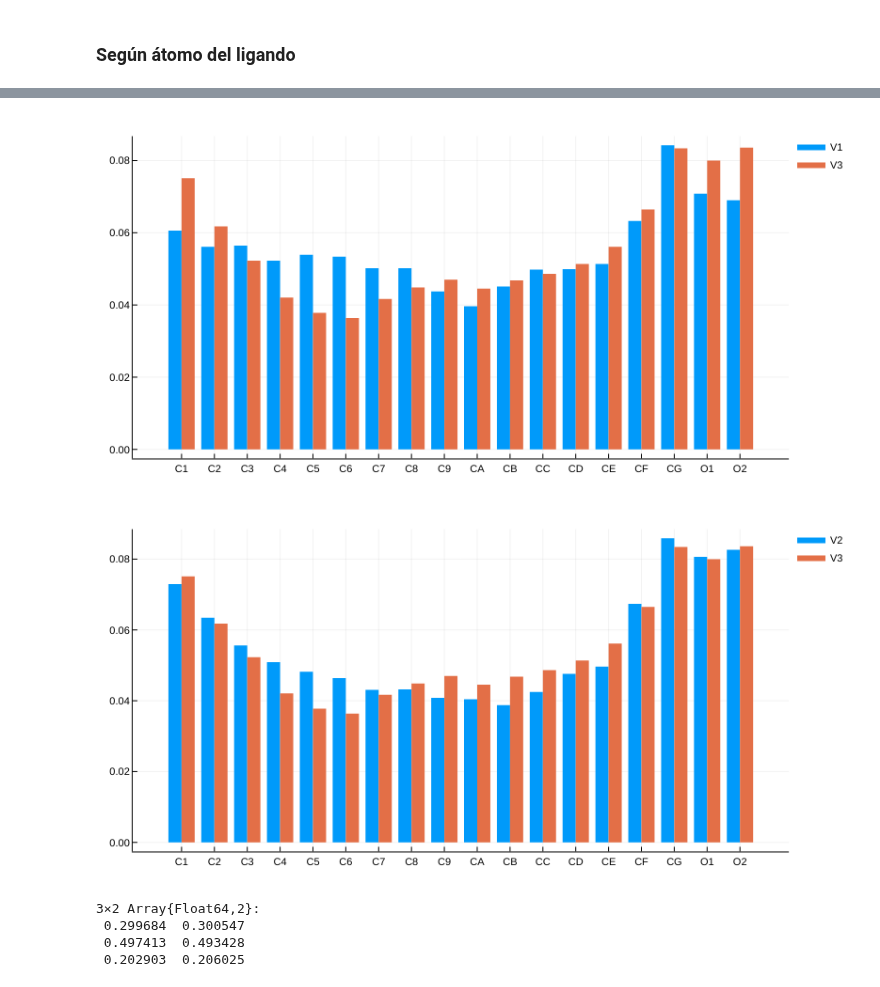
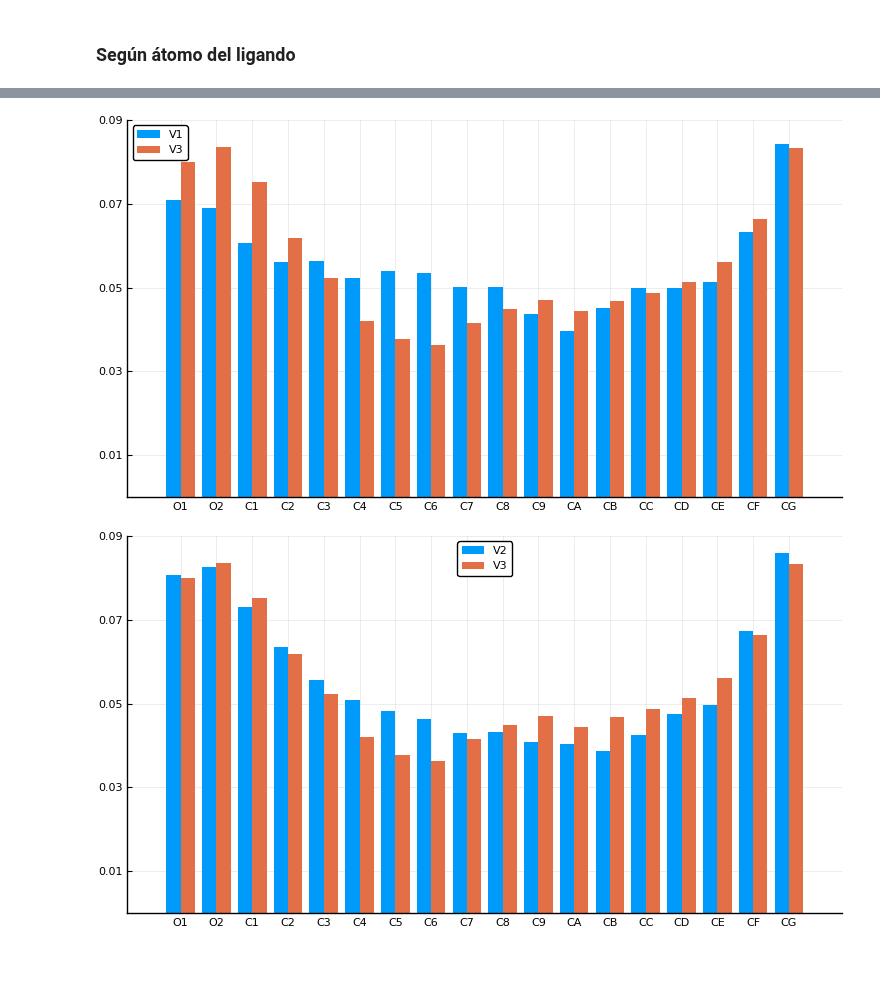
Before and after one commit to pgbarletta/reold_lbp, a Jupyter notebook: src/final_4xcp_cont.ipynb, the cells around one changed output, grey strips where cells are left out. Saved outputs shown, nothing was run; the diff lists cells and outputs as text; code cells hidden in the pictures; blank space fills up the shorter version.

```diff
--- a/src/final_4xcp_cont.ipynb
+++ b/src/final_4xcp_cont.ipynb
@@ -487,25 +437,20 @@ groupedbar(x_lig, hcat(dens_lig_v1, dens_lig_v2),
 # %%
 x_lig = repeat(name_lig_v1, outer = 2)
 g_lig = repeat([ "V1" ; "V3" ], inner = length(mask_lig))
 
-groupedbar(x_lig, hcat(dens_lig_v1, dens_lig_v3),
+groupedbar(repeat(1:length(name_lig_v1), 2), hcat(dens_lig_v1, dens_lig_v3),
     group = g_lig,
+    ylims = (0., .09), yticks = .01:.02:.09,  xticks = (1:length(name_lig_v1), x_lig),
     bar_position = :dodge, linecolor = false, size = (750, 400))
 # %% [output]
-[figure, old version]
+[figure, new version]
 # %%
 x_lig = repeat(name_lig_v1, outer = 2)
 g_lig = repeat([ "V2" ; "V3" ], inner = length(mask_lig))
 
-groupedbar(x_lig, hcat(dens_lig_v2, dens_lig_v3),
+groupedbar(repeat(1:length(name_lig_v1), 2), hcat(dens_lig_v2, dens_lig_v3),
     group = g_lig,
+    ylims = (0., .09), yticks = .01:.02:.09, xticks = (1:length(name_lig_v1), x_lig),
     bar_position = :dodge, linecolor = false, size = (750, 400))
 # %% [output]
-[figure, old version]
+[figure, new version]
-# %%
-hcat(dens_lig_v2, dens_lig_v3)
-# %% [output]
-3×2 Array{Float64,2}:
- 0.299684  0.300547
- 0.497413  0.493428
- 0.202903  0.206025
```
Also changed, not shown: parts of 14 cells of this notebook, 41 other files.
